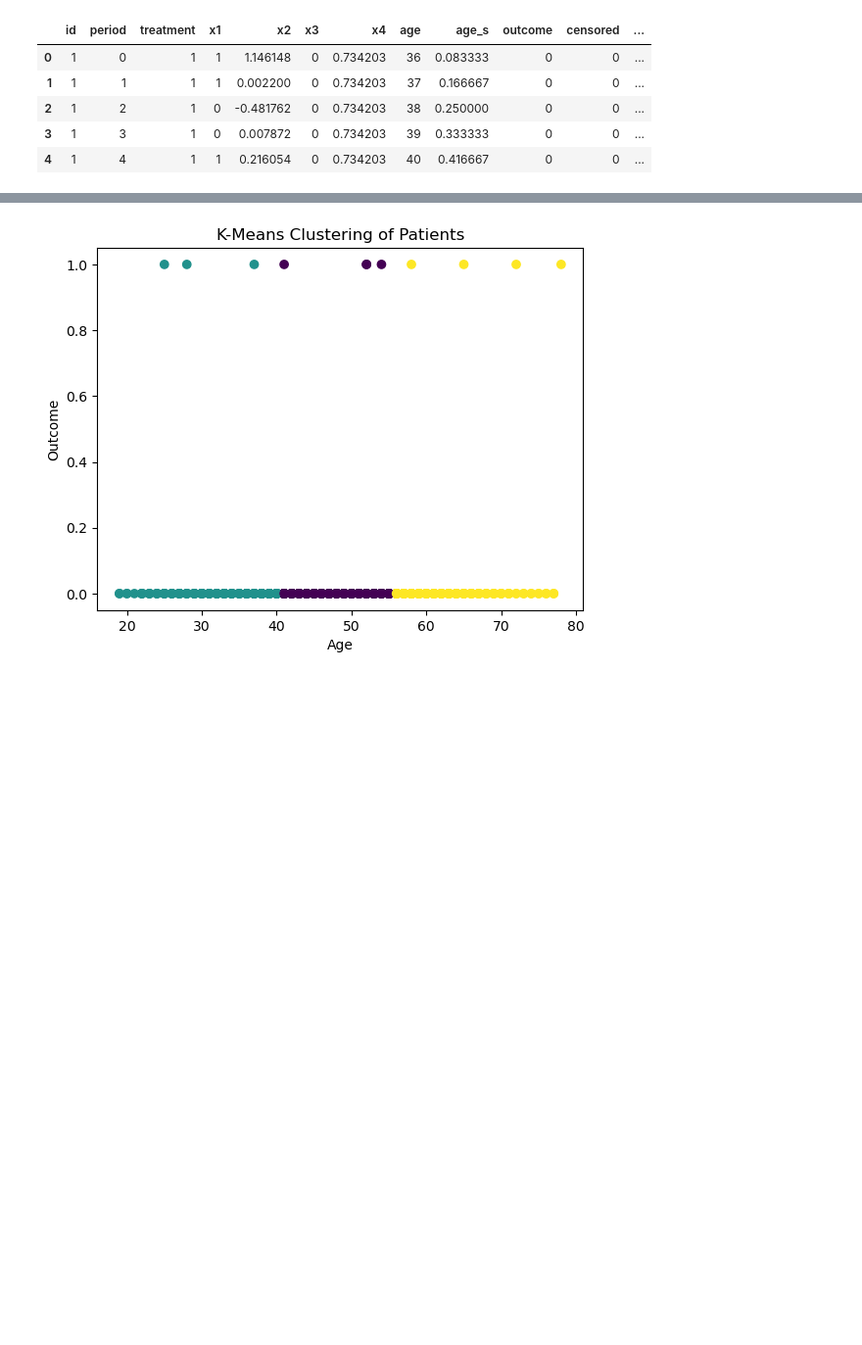
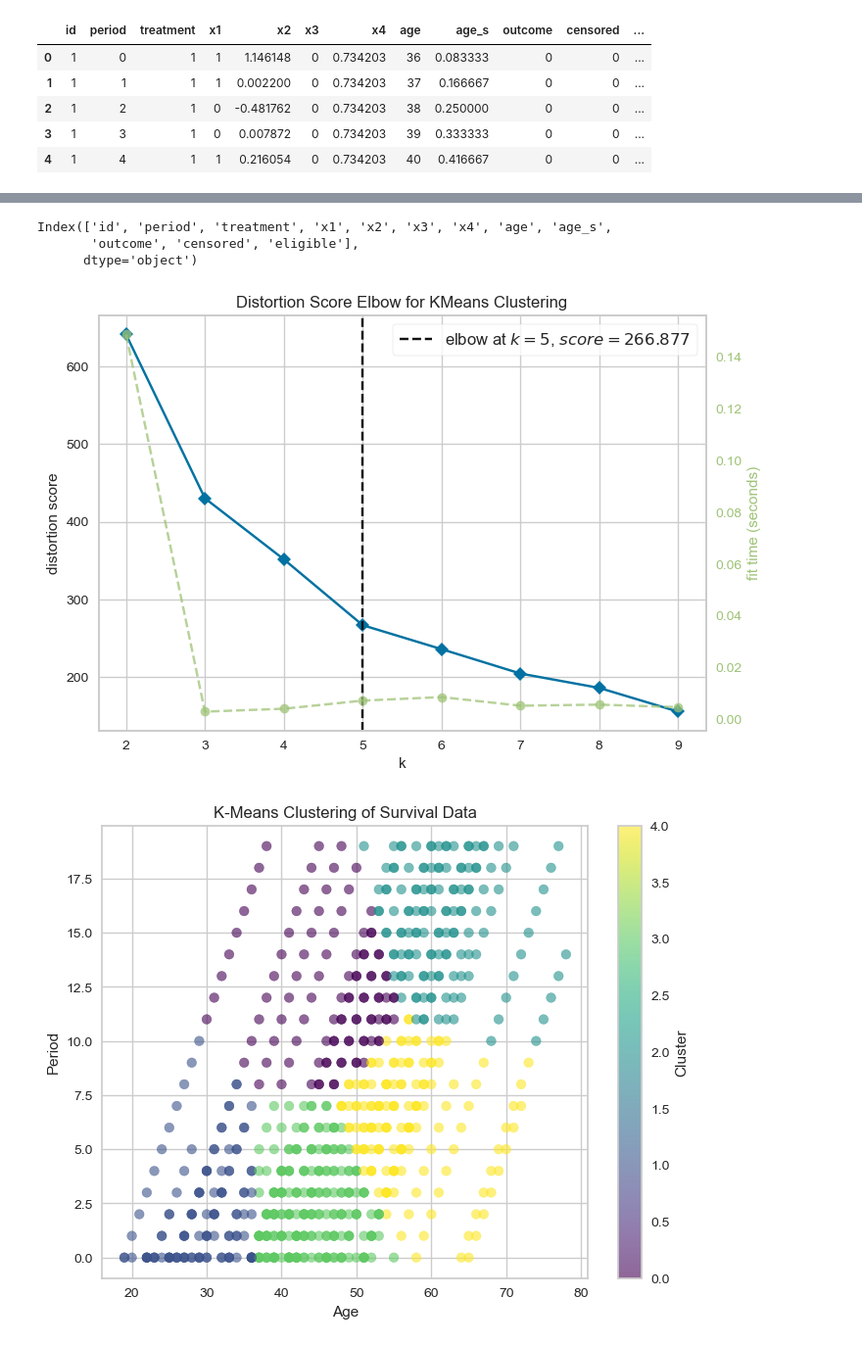
Before and after one commit to ChelcRose/TTE, a Jupyter notebook: TTE-v2.ipynb, the cells around one changed output, grey strips where cells are left out. Shown at 98% size. Cells and saved outputs as stored; diff of their text form; code cells hidden in the pictures; blank space fills up the shorter version.

```diff
--- a/TTE-v2.ipynb
+++ b/TTE-v2.ipynb
@@ -100,19 +15,54 @@ plt.show()
-# %%
-from sklearn.cluster import KMeans
-import matplotlib.pyplot as plt
-
-# Select correct columns for clustering
-X = df[["age", "treatment", "outcome"]]
-
-# Apply K-Means clustering
-kmeans = KMeans(n_clusters=3, random_state=42)
-df["cluster"] = kmeans.fit_predict(X)
-
-# Visualize clusters based on Age and Outcome
-plt.scatter(df["age"], df["outcome"], c=df["cluster"], cmap="viridis")
-plt.xlabel("Age")
-plt.ylabel("Outcome")
-plt.title("K-Means Clustering of Patients")
-plt.show()
-# %% [output]
-[figure, removed]
+# %%
+import os
+os.environ["OMP_NUM_THREADS"] = "3"
+
+# Import necessary libraries
+import pandas as pd
+import numpy as np
+import matplotlib.pyplot as plt
+from sklearn.cluster import KMeans
+from sklearn.preprocessing import StandardScaler
+from yellowbrick.cluster import KElbowVisualizer
+
+# Load dataset
+df = pd.read_csv("csv/data_censored.csv")  # Ensure this file is in the correct path
+
+# Check available columns
+print(df.columns)  # Helps confirm column names
+
+# Choose relevant features for clustering
+features = ['age', 'period']  # Adjust based on event-related columns
+df_filtered = df[features].dropna()  # Drop missing values
+
+# Normalize the data
+scaler = StandardScaler()
+df_scaled = scaler.fit_transform(df_filtered)
+
+# Determine the optimal number of clusters using the Elbow Method
+model = KMeans()
+visualizer = KElbowVisualizer(model, k=(2,10))
+visualizer.fit(df_scaled)
+visualizer.show()
+
+# Apply K-Means clustering with the optimal k
+optimal_k = visualizer.elbow_value_
+kmeans = KMeans(n_clusters=optimal_k, random_state=42)
+df_filtered['Cluster'] = kmeans.fit_predict(df_scaled)
+
+# Visualize the clusters
+plt.figure(figsize=(8,6))
+plt.scatter(df_filtered['age'], df_filtered['period'], c=df_filtered['Cluster'], cmap='viridis', alpha=0.6)
+plt.xlabel('Age')
+plt.ylabel('Period')  # Update label based on selected column
+plt.title('K-Means Clustering of Survival Data')
+plt.colorbar(label="Cluster")
+plt.show()
+
+# Display cluster statistics
+print(df_filtered.groupby("Cluster").mean())
+# %% [output]
+Index(['id', 'period', 'treatment', 'x1', 'x2', 'x3', 'x4', 'age', 'age_s',
+       'outcome', 'censored', 'eligible'],
+      dtype='object')
+[figure, added]
+[figure, added]
```
Also changed, not shown: parts of 10 cells of this notebook.
